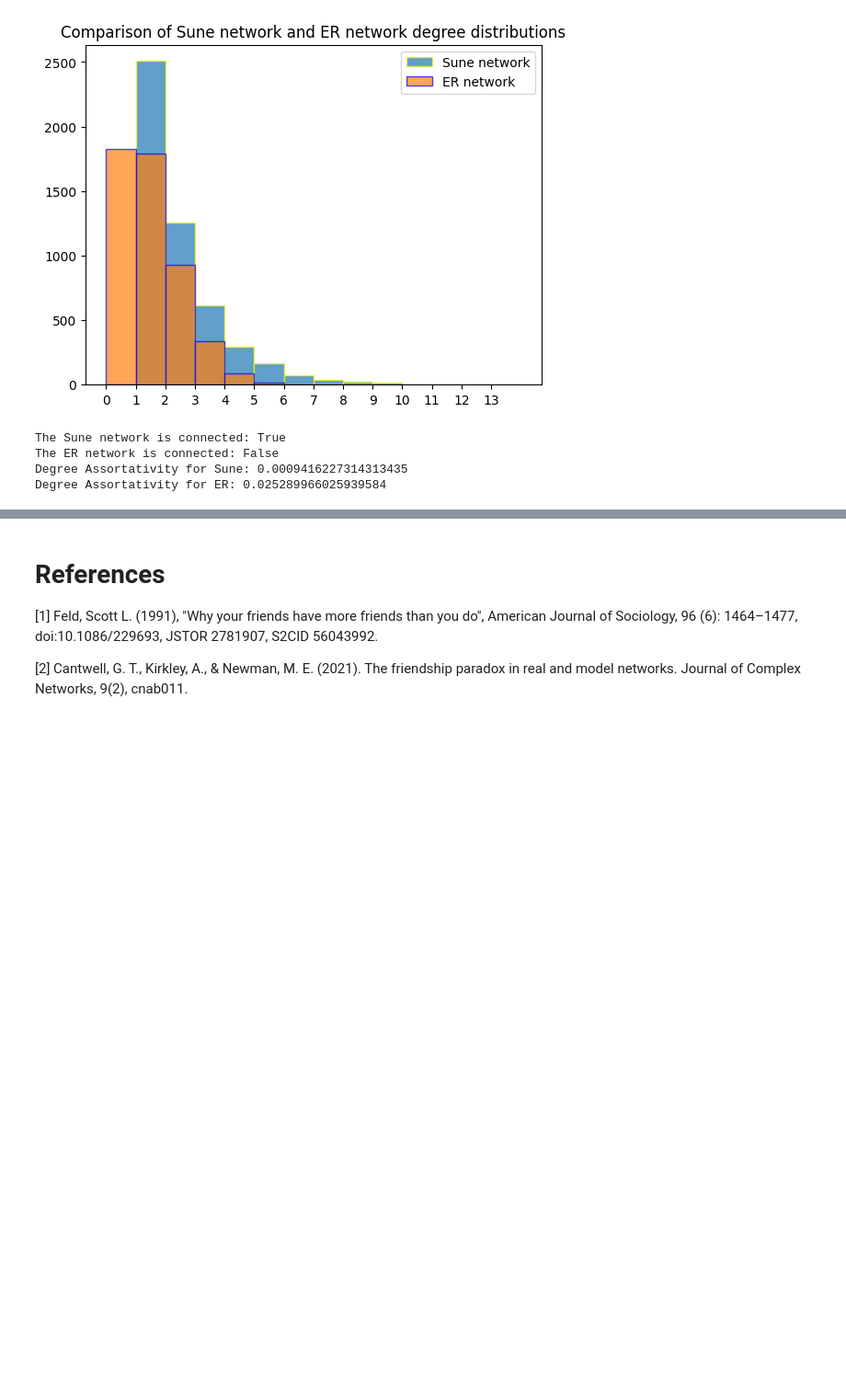
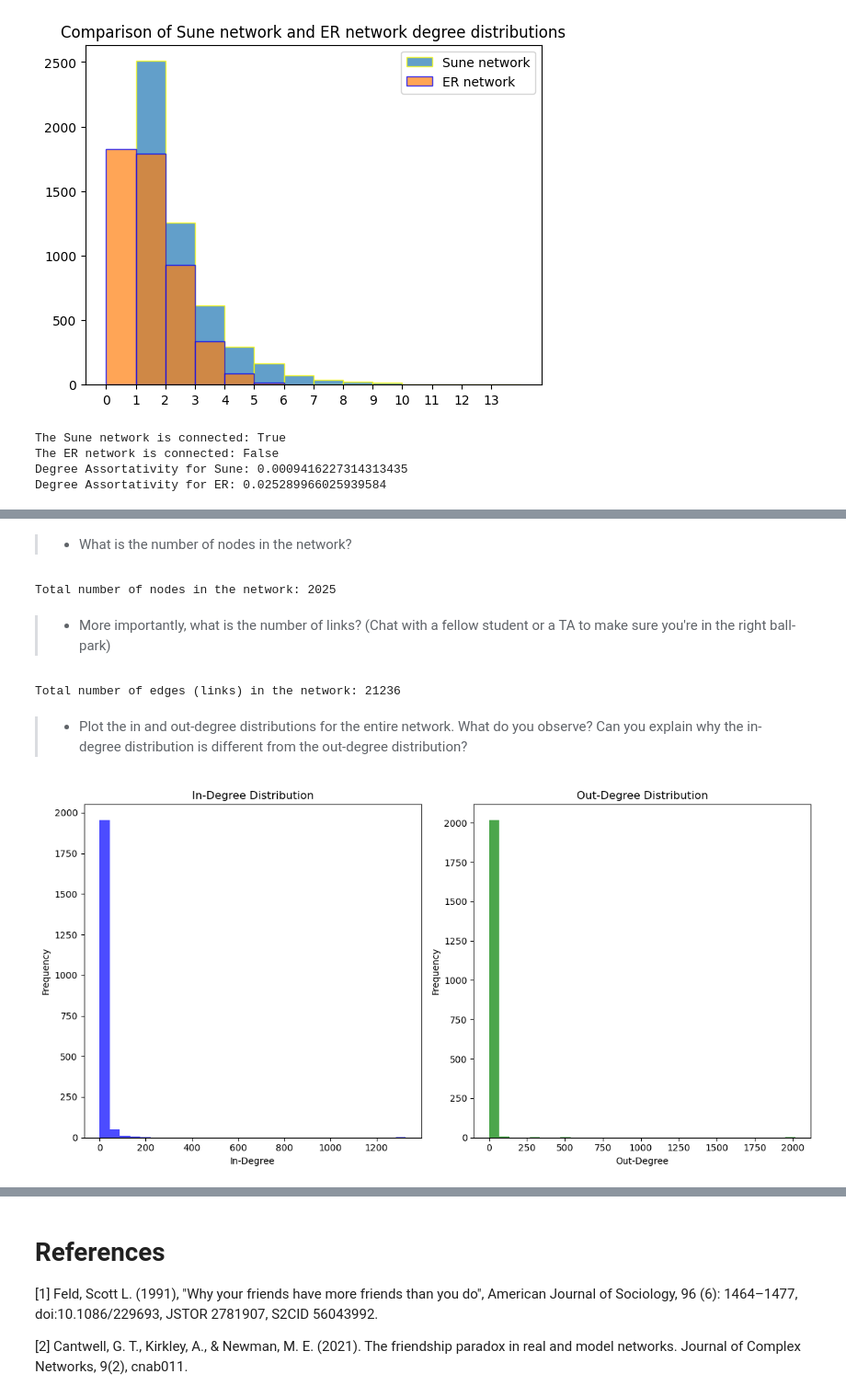
Before and after one commit to famu8/socialgraphs2024, a Jupyter notebook: Assignment1.ipynb, the cells around one changed output, grey strips where cells are left out. Shown at 92% size. Cells and saved outputs as stored; diff of their text form; code cells hidden in the pictures; blank space fills up the shorter version.

```diff
--- a/Assignment1.ipynb
+++ b/Assignment1.ipynb
@@ -235,0 +300,40 @@ And that's it! You're all set.
+# %% [markdown]
+> * What is the number of nodes in the network?
+# %%
+total_nodes = G.number_of_nodes()
+print(f"Total number of nodes in the network: {total_nodes}")
+# %% [output]
+Total number of nodes in the network: 2025
+# %% [markdown]
+> * More importantly, what is the number of links? (Chat with a fellow student or a TA to make sure you're in the right ball-park)
+# %%
+total_edges = G.number_of_edges()
+print(f"Total number of edges (links) in the network: {total_edges}")
+# %% [output]
+Total number of edges (links) in the network: 21236
+# %% [markdown]
+> * Plot the in and out-degree distributions for the entire network. What do you observe? Can you explain why the in-degree distribution is different from the out-degree distribution?
+# %%
+in_degrees = [G.in_degree(n) for n in G.nodes()]
+out_degrees = [G.out_degree(n) for n in G.nodes()]
+
+#in-degree distribution
+plt.figure(figsize=(12, 6))
+
+plt.subplot(1, 2, 1)
+plt.hist(in_degrees, bins=30, color='blue', alpha=0.7)
+plt.title('In-Degree Distribution')
+plt.xlabel('In-Degree')
+plt.ylabel('Frequency')
+
+#out-degree distribution
+plt.subplot(1, 2, 2)
+plt.hist(out_degrees, bins=30, color='green', alpha=0.7)
+plt.title('Out-Degree Distribution')
+plt.xlabel('Out-Degree')
+plt.ylabel('Frequency')
+
+plt.tight_layout()
+plt.show()
+# %% [output]
+[figure, added]
```
Also changed, not shown: parts of 10 cells of this notebook, 9 other files.
